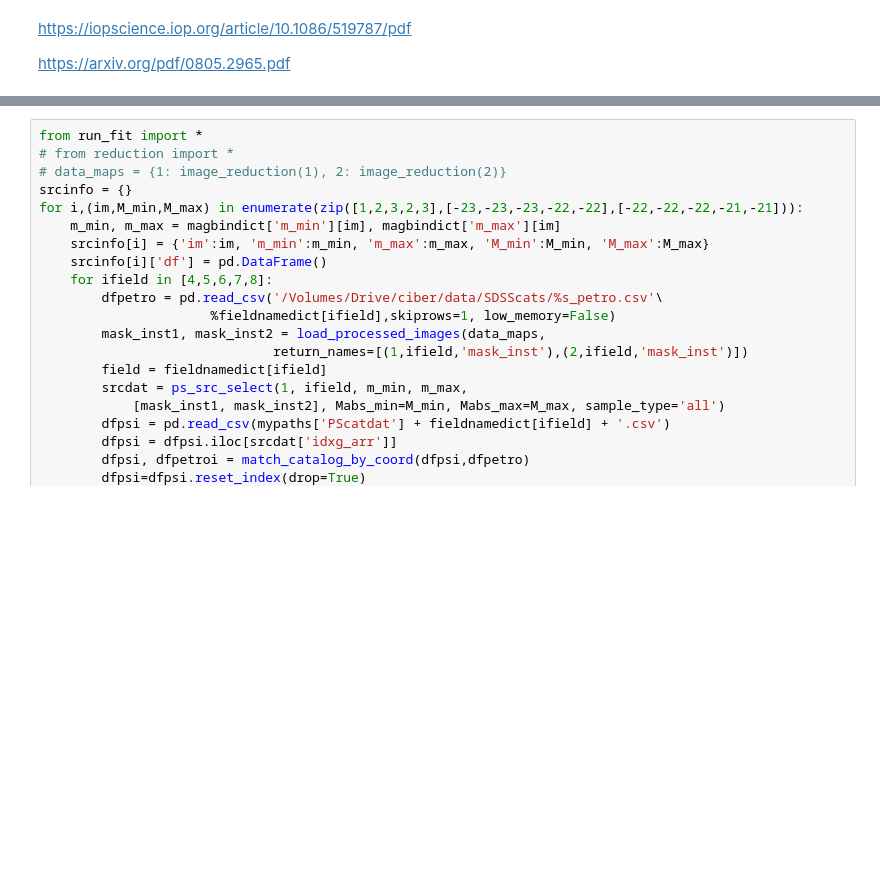
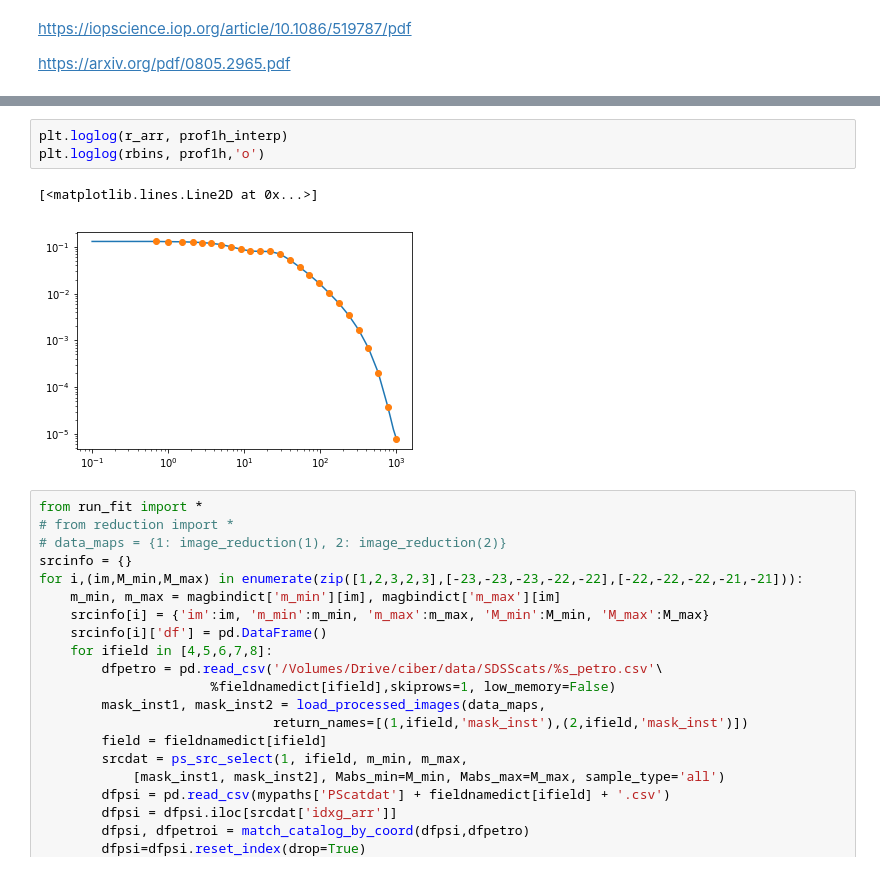
Before and after one commit to yuntingcheng/python_ciber, a Jupyter notebook: stack_modelfit/Untitled2.ipynb, the cells around one changed output, grey strips where cells are left out. Saved outputs shown, nothing was run; the diff lists cells and outputs as text; blank space fills up the shorter version.

```diff
--- a/stack_modelfit/Untitled2.ipynb
+++ b/stack_modelfit/Untitled2.ipynb
@@ -1078,3 +1188,9 @@ plt.savefig('plots/paperfig/fIHL.png',
+# %%
+plt.loglog(r_arr, prof1h_interp)
+plt.loglog(rbins, prof1h,'o')
+# %% [output]
+[<matplotlib.lines.Line2D at 0x...>]
+[figure, added]
 # %%
 from run_fit import *
 # from reduction import *
```
Also changed, not shown: parts of 9 cells of this notebook, 6 other files.
